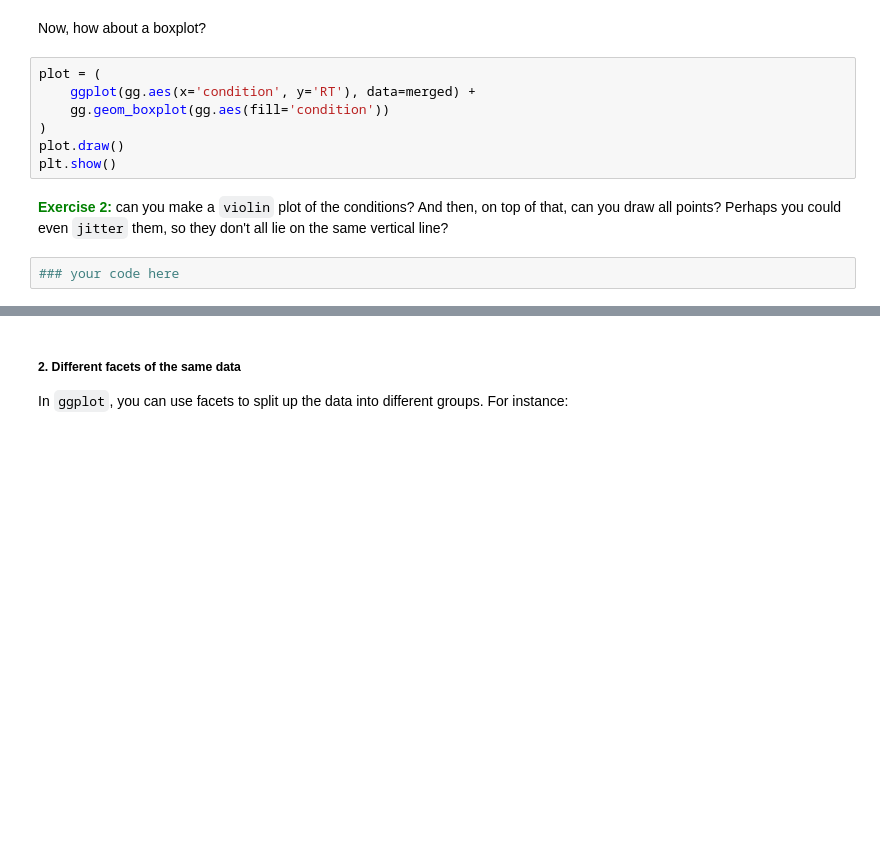
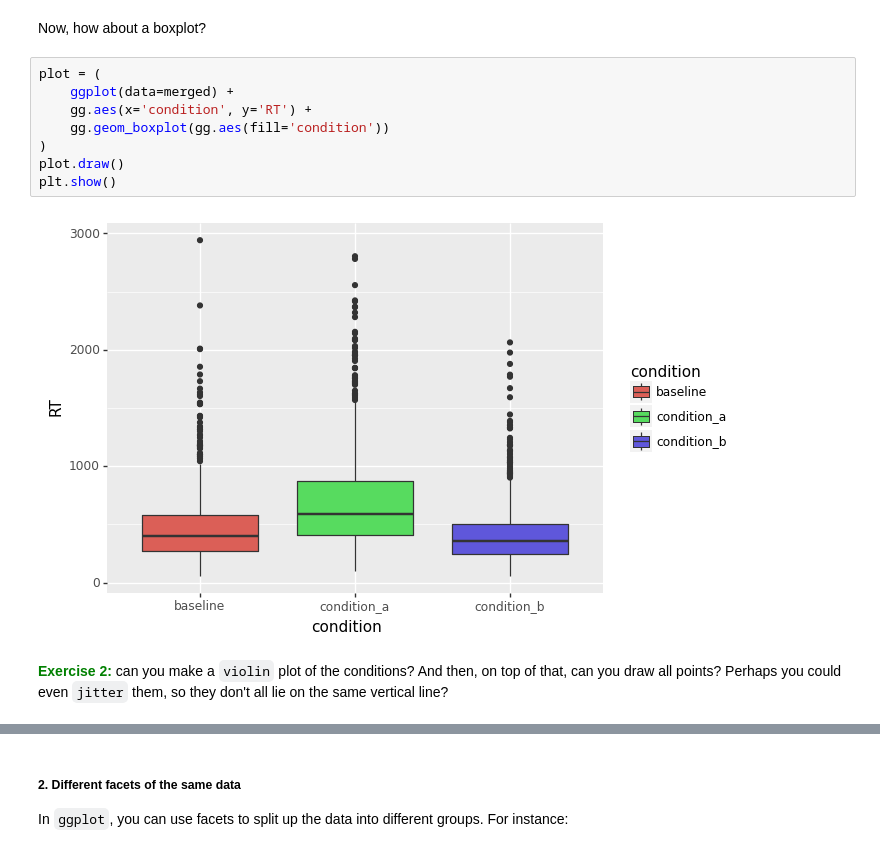
Before and after one commit to HvanUden/session5_preprocessing_visualization, a Jupyter notebook: exercises_ggplot.ipynb, the cells around one changed output, grey strips where cells are left out. Drawn from its saved outputs; the diff is of its cells as text; blank space fills up the shorter version.

```diff
--- a/exercises_ggplot.ipynb
+++ b/exercises_ggplot.ipynb
@@ -47,12 +73,13 @@ plt.show()
 Now, how about a boxplot?
 # %%
 plot = (
-    ggplot(gg.aes(x='condition', y='RT'), data=merged) +
+    ggplot(data=merged) +
+    gg.aes(x='condition', y='RT') +
     gg.geom_boxplot(gg.aes(fill='condition'))
 )
 plot.draw()
 plt.show()
+# %% [output]
+[figure, added]
 # %% [markdown]
 <font color='green'>**Exercise 2:**</font> can you make a `violin` plot of the conditions? And then, on top of that, can you draw all points? Perhaps you could even `jitter` them, so they don't all lie on the same vertical line?
-# %%
-### your code here
```
Also changed, not shown: parts of 14 cells of this notebook, 3 other files.
